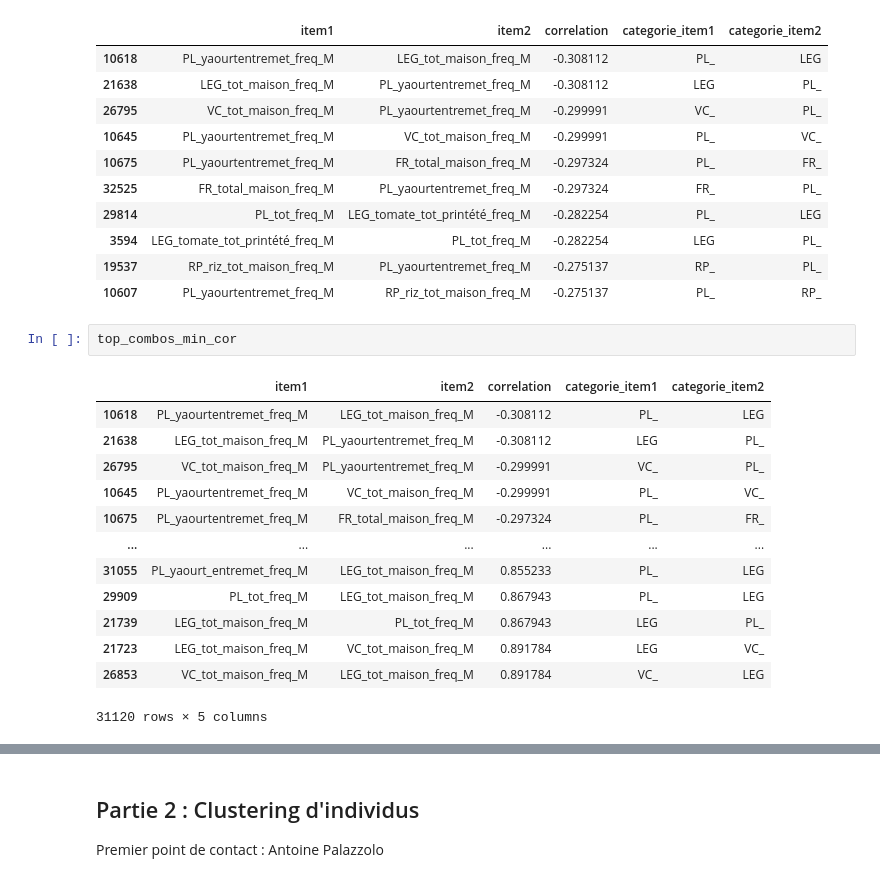
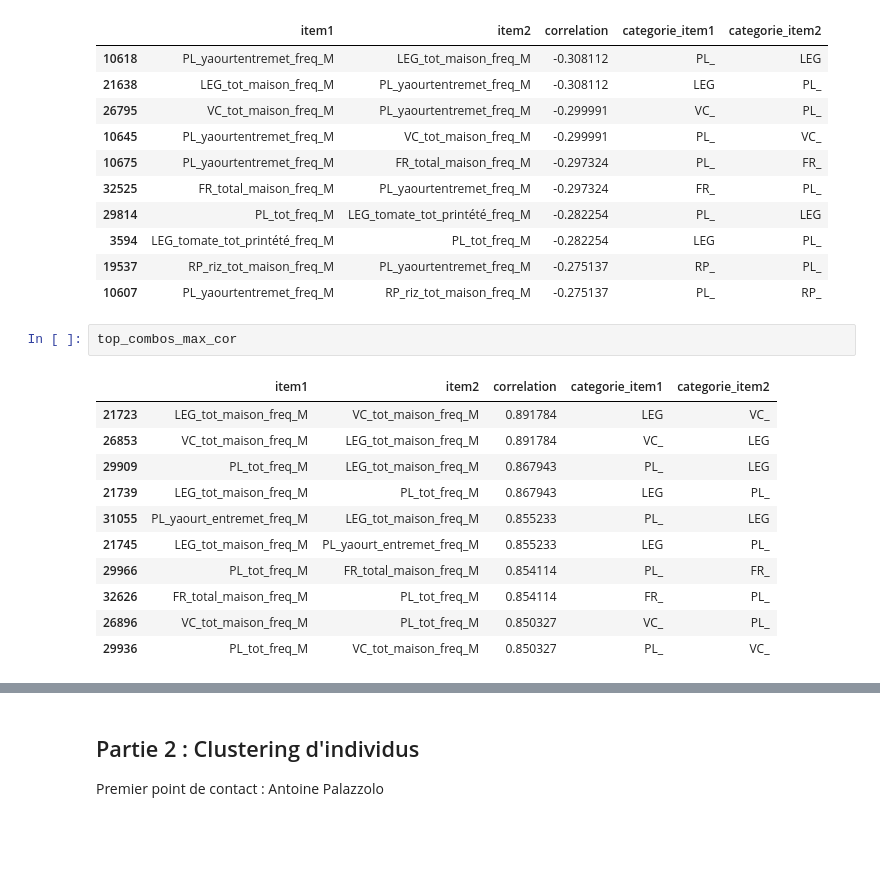
Before and after one commit to TanguyBarthelemy/funathon2023_sujet3, a Jupyter notebook: Sujet_3_Python_Maxime.ipynb, the cells around one changed output, grey strips where cells are left out. Drawn from its saved outputs; the diff is of its cells as text; blank space fills up the shorter version.

```diff
--- a/Sujet_3_Python_Maxime.ipynb
+++ b/Sujet_3_Python_Maxime.ipynb
@@ -532,19 +532,17 @@ top_combos_min_cor
 | 3594 | LEG_tomate_tot_printété_freq_M | PL_tot_freq_M | -0.282254 | LEG | PL_ |
 | 19537 | RP_riz_tot_maison_freq_M | PL_yaourtentremet_freq_M | -0.275137 | RP_ | PL_ |
 | 10607 | PL_yaourtentremet_freq_M | RP_riz_tot_maison_freq_M | -0.275137 | PL_ | RP_ |
-# %%
-top_combos_min_cor
-# %% [output]
-|  | item1 | item2 | correlation | categorie_item1 | categorie_item2 |
-| 10618 | PL_yaourtentremet_freq_M | LEG_tot_maison_freq_M | -0.308112 | PL_ | LEG |
-| 21638 | LEG_tot_maison_freq_M | PL_yaourtentremet_freq_M | -0.308112 | LEG | PL_ |
-| 26795 | VC_tot_maison_freq_M | PL_yaourtentremet_freq_M | -0.299991 | VC_ | PL_ |
-| 10645 | PL_yaourtentremet_freq_M | VC_tot_maison_freq_M | -0.299991 | PL_ | VC_ |
-| 10675 | PL_yaourtentremet_freq_M | FR_total_maison_freq_M | -0.297324 | PL_ | FR_ |
-| ... | ... | ... | ... | ... | ... |
-| 31055 | PL_yaourt_entremet_freq_M | LEG_tot_maison_freq_M | 0.855233 | PL_ | LEG |
-| 29909 | PL_tot_freq_M | LEG_tot_maison_freq_M | 0.867943 | PL_ | LEG |
-| 21739 | LEG_tot_maison_freq_M | PL_tot_freq_M | 0.867943 | LEG | PL_ |
-| 21723 | LEG_tot_maison_freq_M | VC_tot_maison_freq_M | 0.891784 | LEG | VC_ |
-| 26853 | VC_tot_maison_freq_M | LEG_tot_maison_freq_M | 0.891784 | VC_ | LEG |
-31120 rows × 5 columns
+# %%
+top_combos_max_cor
+# %% [output]
+|  | item1 | item2 | correlation | categorie_item1 | categorie_item2 |
+| 21723 | LEG_tot_maison_freq_M | VC_tot_maison_freq_M | 0.891784 | LEG | VC_ |
+| 26853 | VC_tot_maison_freq_M | LEG_tot_maison_freq_M | 0.891784 | VC_ | LEG |
+| 29909 | PL_tot_freq_M | LEG_tot_maison_freq_M | 0.867943 | PL_ | LEG |
+| 21739 | LEG_tot_maison_freq_M | PL_tot_freq_M | 0.867943 | LEG | PL_ |
+| 31055 | PL_yaourt_entremet_freq_M | LEG_tot_maison_freq_M | 0.855233 | PL_ | LEG |
+| 21745 | LEG_tot_maison_freq_M | PL_yaourt_entremet_freq_M | 0.855233 | LEG | PL_ |
+| 29966 | PL_tot_freq_M | FR_total_maison_freq_M | 0.854114 | PL_ | FR_ |
+| 32626 | FR_total_maison_freq_M | PL_tot_freq_M | 0.854114 | FR_ | PL_ |
+| 26896 | VC_tot_maison_freq_M | PL_tot_freq_M | 0.850327 | VC_ | PL_ |
+| 29936 | PL_tot_freq_M | VC_tot_maison_freq_M | 0.850327 | PL_ | VC_ |
```
Also changed, not shown: parts of 28 cells of this notebook.
